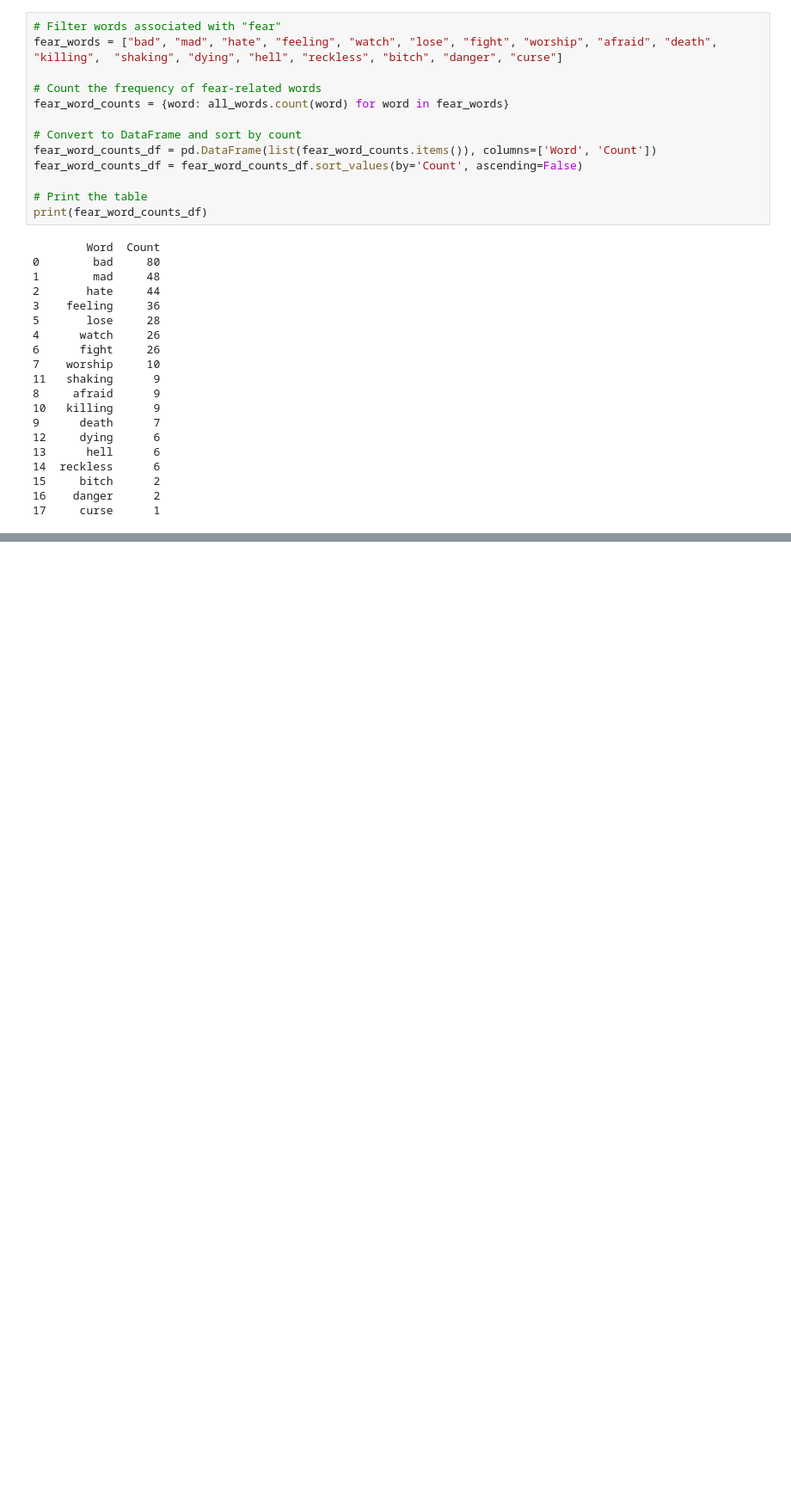
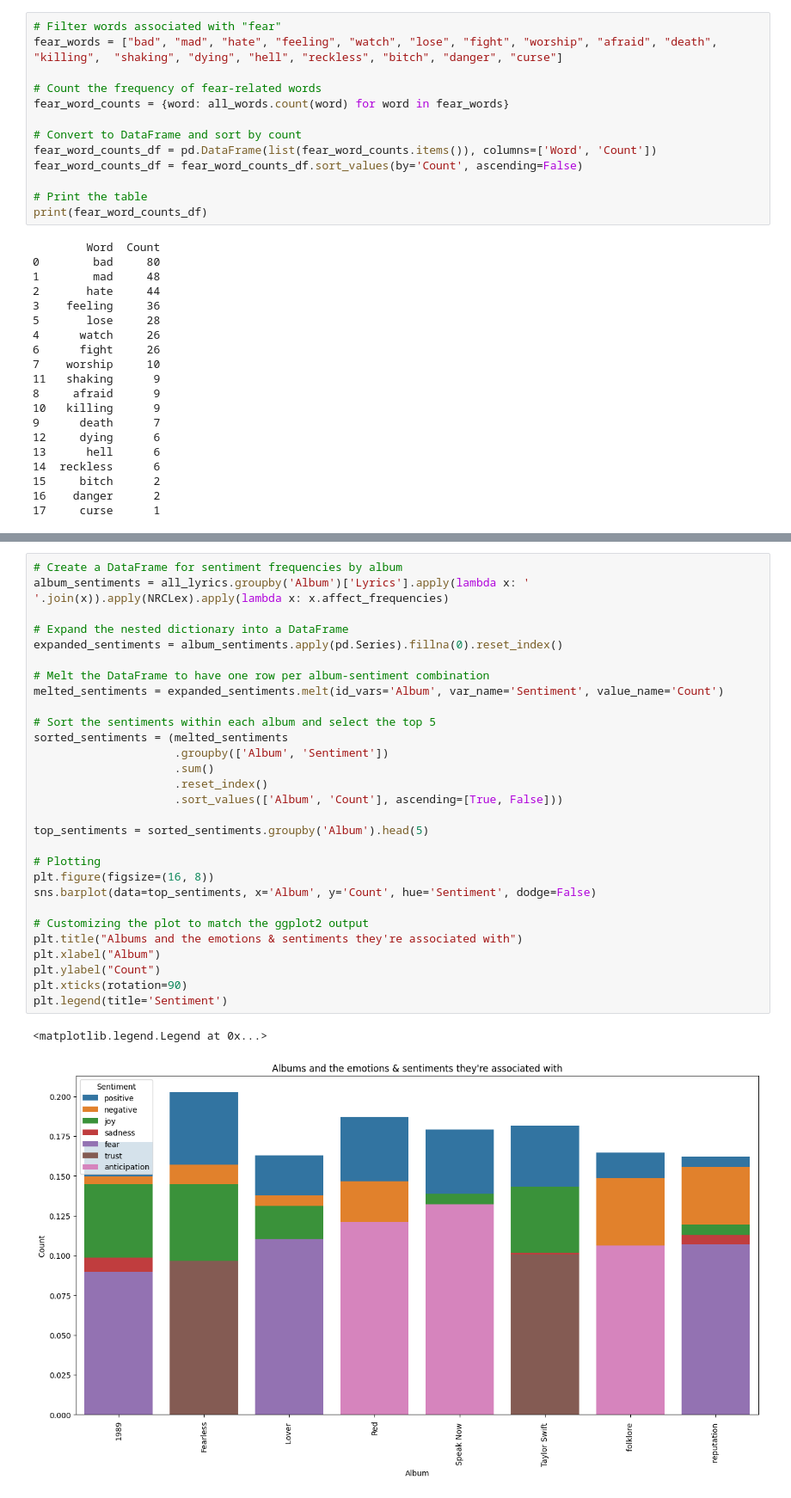
Before and after one commit to VinukaSilva/Tune-Emotion, a Jupyter notebook: Semantic-Emotion Analysis - Taylor Swift.ipynb, the cells around one changed output, grey strips where cells are left out. Shown at 86% size. Drawn from its saved outputs; the diff is of its cells as text; blank space fills up the shorter version.

Commit message:
Finish Emotion Analysis

```diff
--- a/Semantic-Emotion Analysis - Taylor Swift.ipynb
+++ b/Semantic-Emotion Analysis - Taylor Swift.ipynb
@@ -373,0 +324,32 @@ plt.show()
+# %%
+# Create a DataFrame for sentiment frequencies by album
+album_sentiments = all_lyrics.groupby('Album')['Lyrics'].apply(lambda x: ' '.join(x)).apply(NRCLex).apply(lambda x: x.affect_frequencies)
+
+# Expand the nested dictionary into a DataFrame
+expanded_sentiments = album_sentiments.apply(pd.Series).fillna(0).reset_index()
+
+# Melt the DataFrame to have one row per album-sentiment combination
+melted_sentiments = expanded_sentiments.melt(id_vars='Album', var_name='Sentiment', value_name='Count')
+
+# Sort the sentiments within each album and select the top 5
+sorted_sentiments = (melted_sentiments
+                     .groupby(['Album', 'Sentiment'])
+                     .sum()
+                     .reset_index()
+                     .sort_values(['Album', 'Count'], ascending=[True, False]))
+
+top_sentiments = sorted_sentiments.groupby('Album').head(5)
+
+# Plotting
+plt.figure(figsize=(16, 8))
+sns.barplot(data=top_sentiments, x='Album', y='Count', hue='Sentiment', dodge=False)
+
+# Customizing the plot to match the ggplot2 output
+plt.title("Albums and the emotions & sentiments they're associated with")
+plt.xlabel("Album")
+plt.ylabel("Count")
+plt.xticks(rotation=90)
+plt.legend(title='Sentiment')
+# %% [output]
+<matplotlib.legend.Legend at 0x...>
+[figure, added]
```
Also changed, not shown: parts of 3 cells of this notebook.
